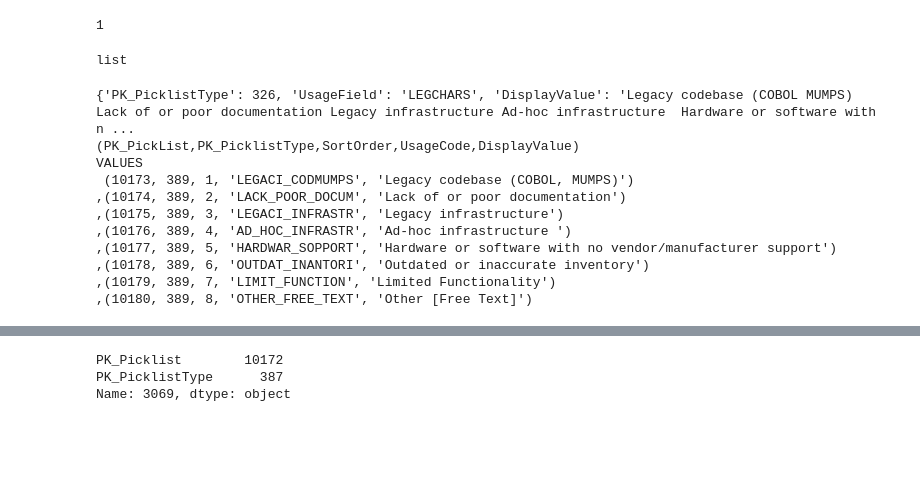
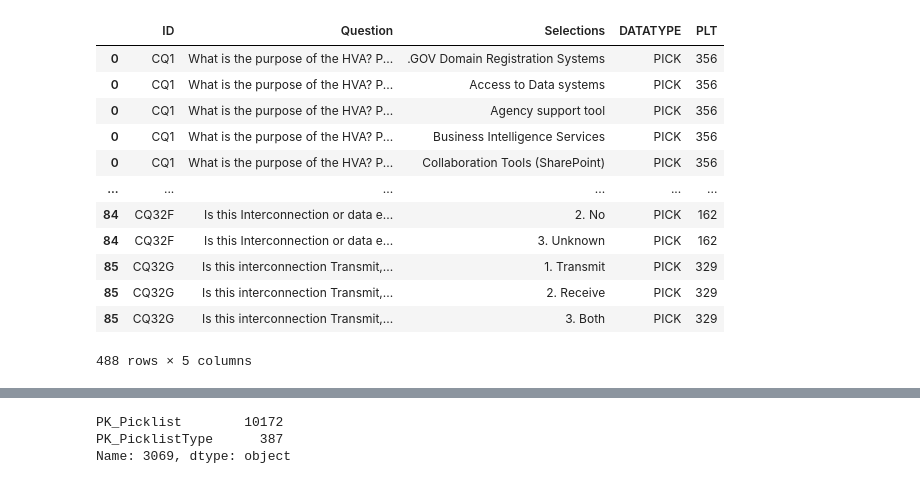
Before and after one commit to tmnkopp/PythonAutomation, a Jupyter notebook: CodeGenerators/codegen.ipynb, the cells around one changed output, grey strips where cells are left out. Cells and saved outputs as stored; diff of their text form; code cells hidden in the pictures; blank space fills up the shorter version.

Commit message:
refactor parser

```diff
--- a/CodeGenerators/codegen.ipynb
+++ b/CodeGenerators/codegen.ipynb
@@ -9,40 +10,0 @@ from lib.picklist_recommender import picklist_recommender
-# %%
-t=(1,2)
-t[0]
-# %% [output]
-1
-# %%
-
-a, b = [],[]
-type(a)
-# %% [output]
-list
-# %%
-input="""
-Legacy codebase (COBOL, MUMPS)
-Lack of or poor documentation
-Legacy infrastructure
-Ad-hoc infrastructure
-Hardware or software with no vendor/manufacturer support
-Outdated or inaccurate inventory
-Limited Functionality
-Other [Free Text]
-
-""".split('\n')
-
-pr = picklist_recommender(csconnstr)
-r=pr.recommend(input, usecosine_sim=False)
-print(r)
-print(pr.get_script())
-# %% [output]
-{'PK_PicklistType': 326, 'UsageField': 'LEGCHARS', 'DisplayValue': 'Legacy codebase (COBOL MUMPS) Lack of or poor documentation Legacy infrastructure Ad-hoc infrastructure  Hardware or software with n ...
-(PK_PickList,PK_PicklistType,SortOrder,UsageCode,DisplayValue)
-VALUES
- (10173, 389, 1, 'LEGACI_CODMUMPS', 'Legacy codebase (COBOL, MUMPS)')
-,(10174, 389, 2, 'LACK_POOR_DOCUM', 'Lack of or poor documentation')
-,(10175, 389, 3, 'LEGACI_INFRASTR', 'Legacy infrastructure')
-,(10176, 389, 4, 'AD_HOC_INFRASTR', 'Ad-hoc infrastructure ')
-,(10177, 389, 5, 'HARDWAR_SOPPORT', 'Hardware or software with no vendor/manufacturer support')
-,(10178, 389, 6, 'OUTDAT_INANTORI', 'Outdated or inaccurate inventory')
-,(10179, 389, 7, 'LIMIT_FUNCTION', 'Limited Functionality')
-,(10180, 389, 8, 'OTHER_FREE_TEXT', 'Other [Free Text]')
@@ -48,0 +18,20 @@ VALUES
+# %%
+
+p=questionnaire_parser(ctx)
+df=p.parse()
+df=df.explode('Selections')
+df
+# %% [output]
+|  | ID | Question | Selections | DATATYPE | PLT |
+| 0 | CQ1 | What is the purpose of the HVA? P... | .GOV Domain Registration Systems | PICK | 356 |
+| 0 | CQ1 | What is the purpose of the HVA? P... | Access to Data systems | PICK | 356 |
+| 0 | CQ1 | What is the purpose of the HVA? P... | Agency support tool | PICK | 356 |
+| 0 | CQ1 | What is the purpose of the HVA? P... | Business Intelligence Services | PICK | 356 |
+| 0 | CQ1 | What is the purpose of the HVA? P... | Collaboration Tools (SharePoint) | PICK | 356 |
+| ... | ... | ... | ... | ... | ... |
+| 84 | CQ32F | Is this Interconnection or data e... | 2. No | PICK | 162 |
+| 84 | CQ32F | Is this Interconnection or data e... | 3. Unknown | PICK | 162 |
+| 85 | CQ32G | Is this interconnection Transmit,... | 1. Transmit | PICK | 329 |
+| 85 | CQ32G | Is this interconnection Transmit,... | 2. Receive | PICK | 329 |
+| 85 | CQ32G | Is this interconnection Transmit,... | 3. Both | PICK | 329 |
+488 rows × 5 columns
```
Also changed, not shown: parts of 10 cells of this notebook, 15 other files.
